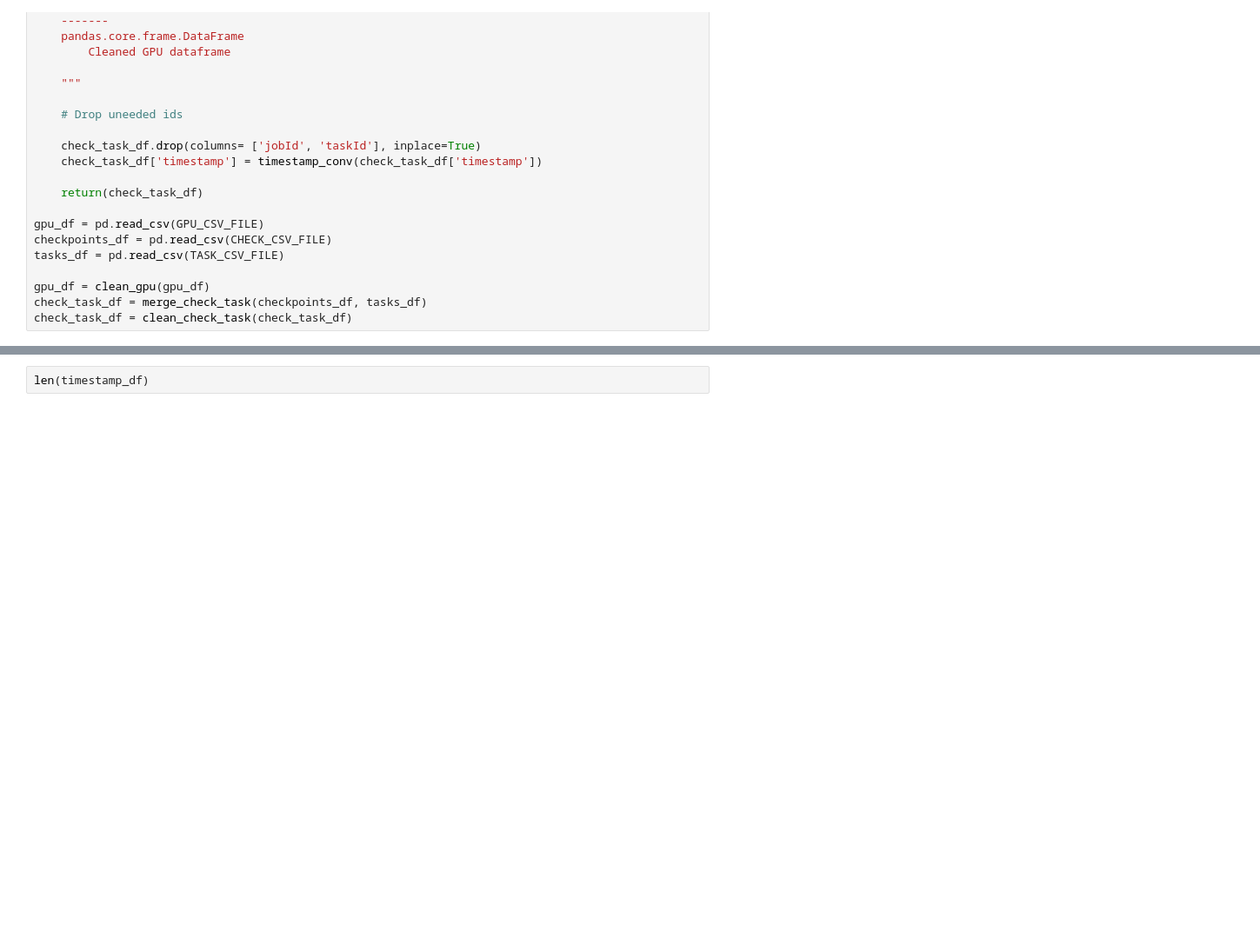
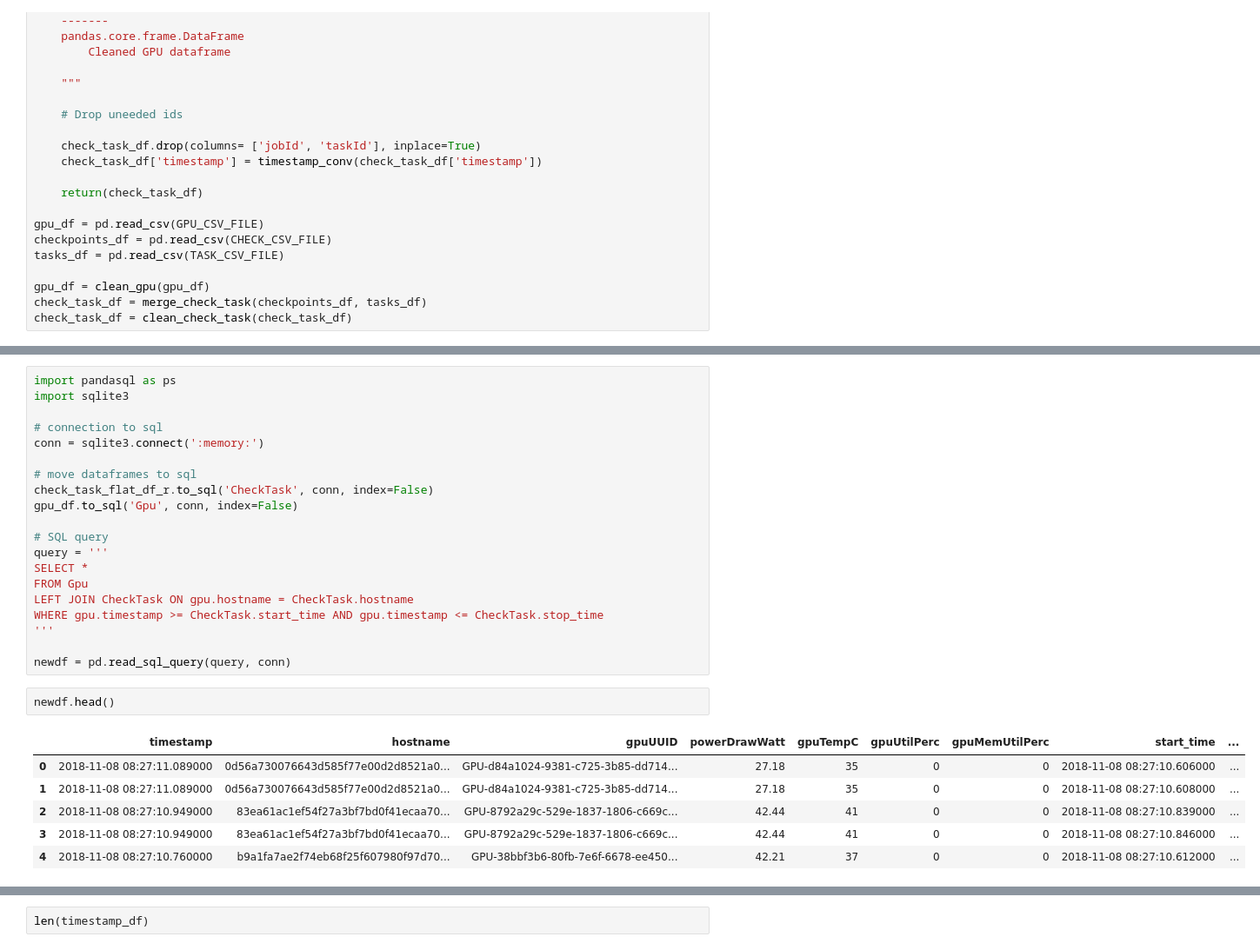
Before and after one commit to Castdeath97/csc8634-project, a Jupyter notebook: notebooks/Untitled.ipynb, the cells around one changed output, grey strips where cells are left out. Shown: that part at 87% size. Cells and saved outputs as stored; diff of their text form; blank space fills up the shorter version.

Commit message:
Single dataset join fixed with sqlite3

```diff
--- a/notebooks/Untitled.ipynb
+++ b/notebooks/Untitled.ipynb
@@ -119,0 +174,29 @@ check_task_df = clean_check_task(check_task_df)
+# %%
+import pandasql as ps
+import sqlite3
+
+# connection to sql
+conn = sqlite3.connect(':memory:')
+
+# move dataframes to sql
+check_task_flat_df_r.to_sql('CheckTask', conn, index=False)
+gpu_df.to_sql('Gpu', conn, index=False)
+
+# SQL query
+query = '''
+SELECT *
+FROM Gpu
+LEFT JOIN CheckTask ON gpu.hostname = CheckTask.hostname
+WHERE gpu.timestamp >= CheckTask.start_time AND gpu.timestamp <= CheckTask.stop_time
+'''
+
+newdf = pd.read_sql_query(query, conn)
+# %%
+newdf.head()
+# %% [output]
+|  | timestamp | hostname | gpuUUID | powerDrawWatt | gpuTempC | gpuUtilPerc | gpuMemUtilPerc | start_time | ... |
+| 0 | 2018-11-08 08:27:11.089000 | 0d56a730076643d585f77e00d2d8521a0... | GPU-d84a1024-9381-c725-3b85-dd714... | 27.18 | 35 | 0 | 0 | 2018-11-08 08:27:10.606000 | ... |
+| 1 | 2018-11-08 08:27:11.089000 | 0d56a730076643d585f77e00d2d8521a0... | GPU-d84a1024-9381-c725-3b85-dd714... | 27.18 | 35 | 0 | 0 | 2018-11-08 08:27:10.608000 | ... |
+| 2 | 2018-11-08 08:27:10.949000 | 83ea61ac1ef54f27a3bf7bd0f41ecaa70... | GPU-8792a29c-529e-1837-1806-c669c... | 42.44 | 41 | 0 | 0 | 2018-11-08 08:27:10.839000 | ... |
+| 3 | 2018-11-08 08:27:10.949000 | 83ea61ac1ef54f27a3bf7bd0f41ecaa70... | GPU-8792a29c-529e-1837-1806-c669c... | 42.44 | 41 | 0 | 0 | 2018-11-08 08:27:10.846000 | ... |
+| 4 | 2018-11-08 08:27:10.760000 | b9a1fa7ae2f74eb68f25f607980f97d70... | GPU-38bbf3b6-80fb-7e6f-6678-ee450... | 42.21 | 37 | 0 | 0 | 2018-11-08 08:27:10.612000 | ... |
```
Also changed, not shown: parts of 6 cells of this notebook, 3 other files.
